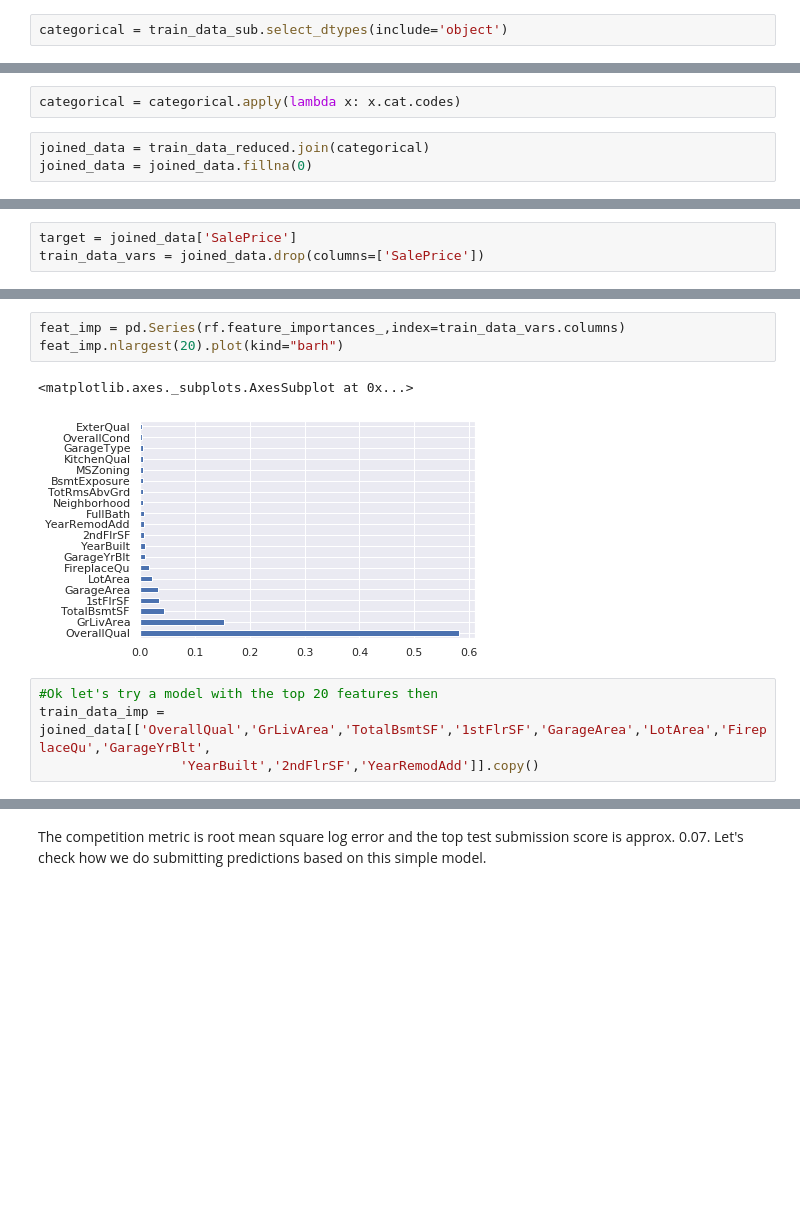
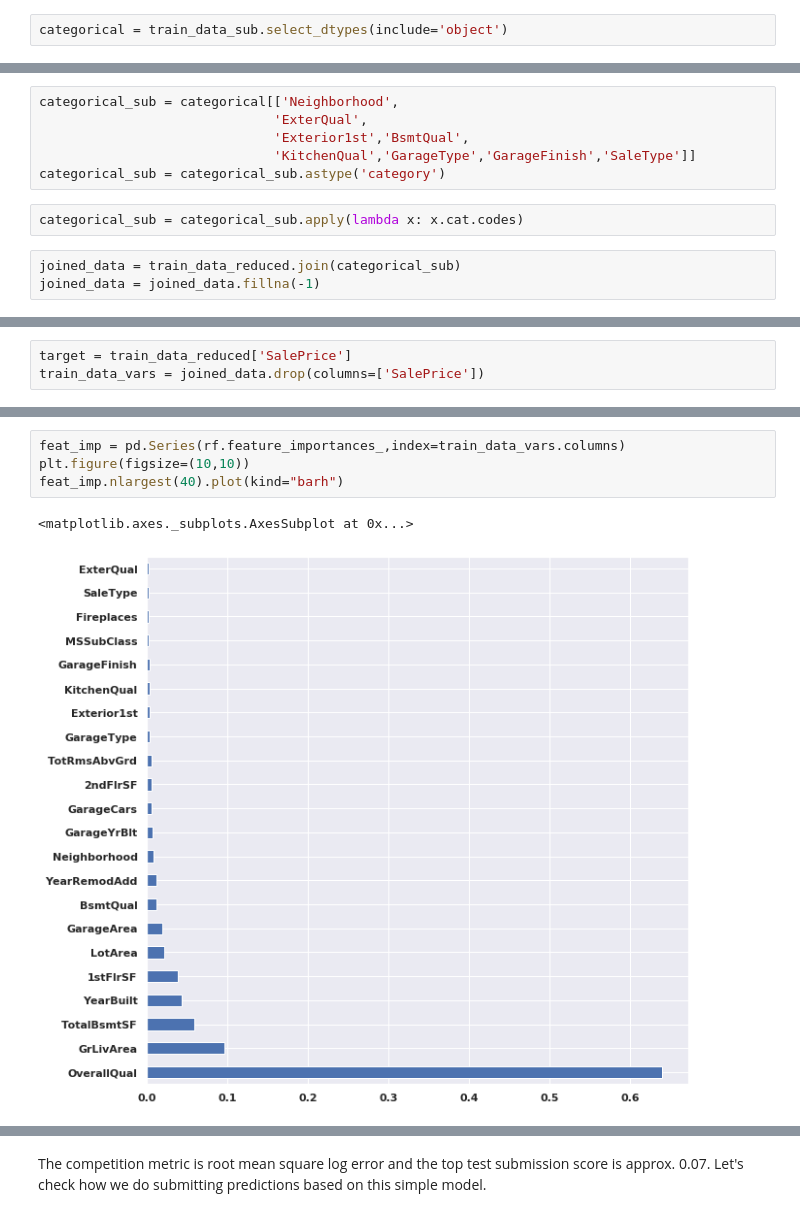
Before and after one commit to lambertsbennett/Kaggle, a Jupyter notebook: HousingPrice/Housing_EDA.ipynb, the cells around one changed output, grey strips where cells are left out. Saved outputs shown, nothing was run; the diff lists cells and outputs as text; blank space fills up the shorter version.

```diff
--- a/HousingPrice/Housing_EDA.ipynb
+++ b/HousingPrice/Housing_EDA.ipynb
@@ -178,8 +200,14 @@ categorical = categorical.astype('category')
+# %%
+categorical_sub = categorical[['Neighborhood',
+                              'ExterQual',
+                              'Exterior1st','BsmtQual',
+                              'KitchenQual','GarageType','GarageFinish','SaleType']]
+categorical_sub = categorical_sub.astype('category')
 # %%
-categorical = categorical.apply(lambda x: x.cat.codes)
+categorical_sub = categorical_sub.apply(lambda x: x.cat.codes)
 # %%
-joined_data = train_data_reduced.join(categorical)
-joined_data = joined_data.fillna(0)
+joined_data = train_data_reduced.join(categorical_sub)
+joined_data = joined_data.fillna(-1)
 # %%
 joined_data
 # %% [output]
@@ -199,5 +227,5 @@ joined_data
 # %%
-target = joined_data['SalePrice']
+target = train_data_reduced['SalePrice']
 train_data_vars = joined_data.drop(columns=['SalePrice'])
 # %%
 from sklearn.ensemble import RandomForestRegressor
@@ -218,11 +247,8 @@ RMSLE: 0.15178334960067982
 # %%
 feat_imp = pd.Series(rf.feature_importances_,index=train_data_vars.columns)
-feat_imp.nlargest(20).plot(kind="barh")
+plt.figure(figsize=(10,10))
+feat_imp.nlargest(40).plot(kind="barh")
 # %% [output]
 <matplotlib.axes._subplots.AxesSubplot at 0x...>
-[figure, old version]
+[figure, new version]
-# %%
-#Ok let's try a model with the top 20 features then
-train_data_imp = joined_data[['OverallQual','GrLivArea','TotalBsmtSF','1stFlrSF','GarageArea','LotArea','FireplaceQu','GarageYrBlt',
-                  'YearBuilt','2ndFlrSF','YearRemodAdd']].copy()
 # %%
```
Also changed, not shown: parts of 25 cells of this notebook, 2 other files.
